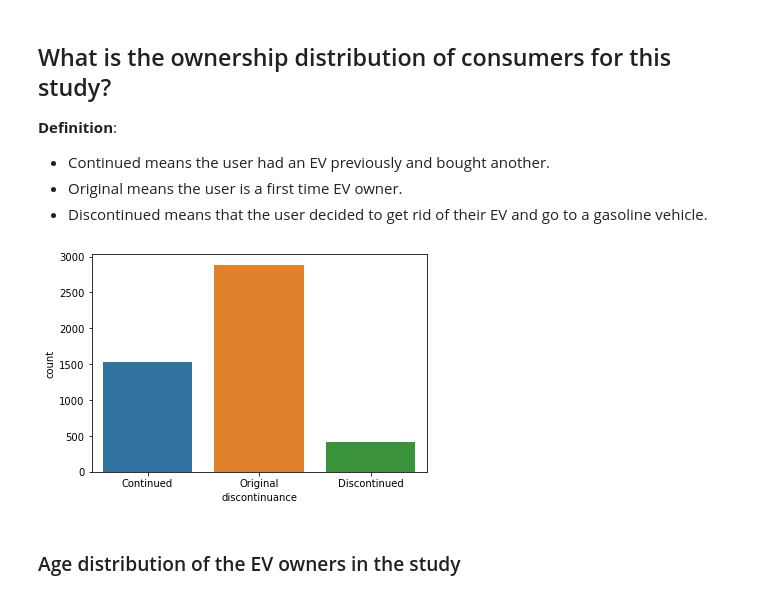
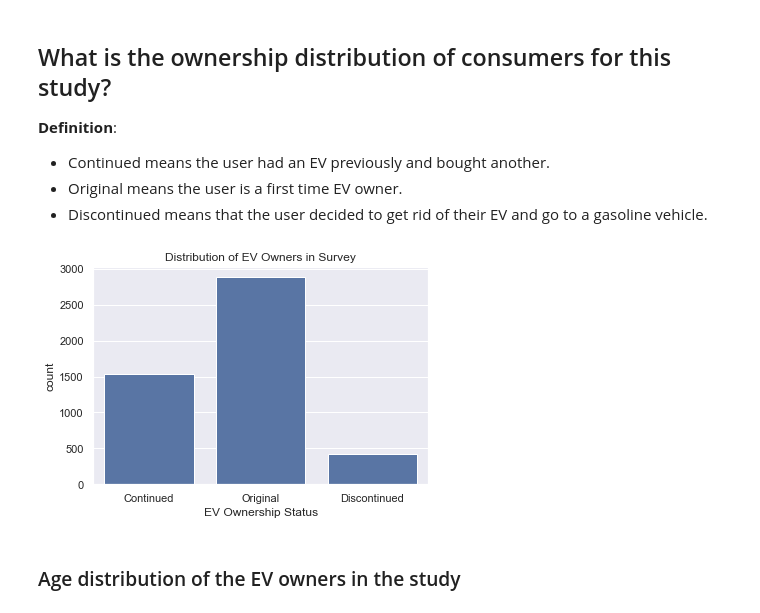
Before and after one commit to mrpalazz/ev_prediction_analytics, a Jupyter notebook: Notebooks/02.2.1-data_wrangling.ipynb, the cells around one changed output. Drawn from its saved outputs; the diff is of its cells as text; code cells hidden in the pictures.

```diff
--- a/Notebooks/02.2.1-data_wrangling.ipynb
+++ b/Notebooks/02.2.1-data_wrangling.ipynb
@@ -19,7 +19,7 @@ import numpy as np
 
 from os import listdir
 from os.path import isfile, join
-
+sns.set()
 import os
 from pathlib import Path
 # %% [markdown]
@@ -127,10 +127,12 @@ __Definition__:
 * Discontinued means that the user decided to get rid of their EV and go to a gasoline vehicle.
 # %%
 sns.set_theme
-ax = sns.countplot(x = ev_survey_output_raw.discontinuance, data = ev_survey_output_raw)
+ax = sns.countplot(x = ev_survey_output_raw.discontinuance, data = ev_survey_output_raw, color='b')
+plt.xlabel('EV Ownership Status')
+plt.title('Distribution of EV Owners in Survey')
 plt.show()
 # %% [output]
-[figure, old version]
+[figure, new version]
 # %% [markdown]
 ### Age distribution of the EV owners in the study
 # %%
```
Also changed, not shown: parts of 2 cells of this notebook, 6 other files.
